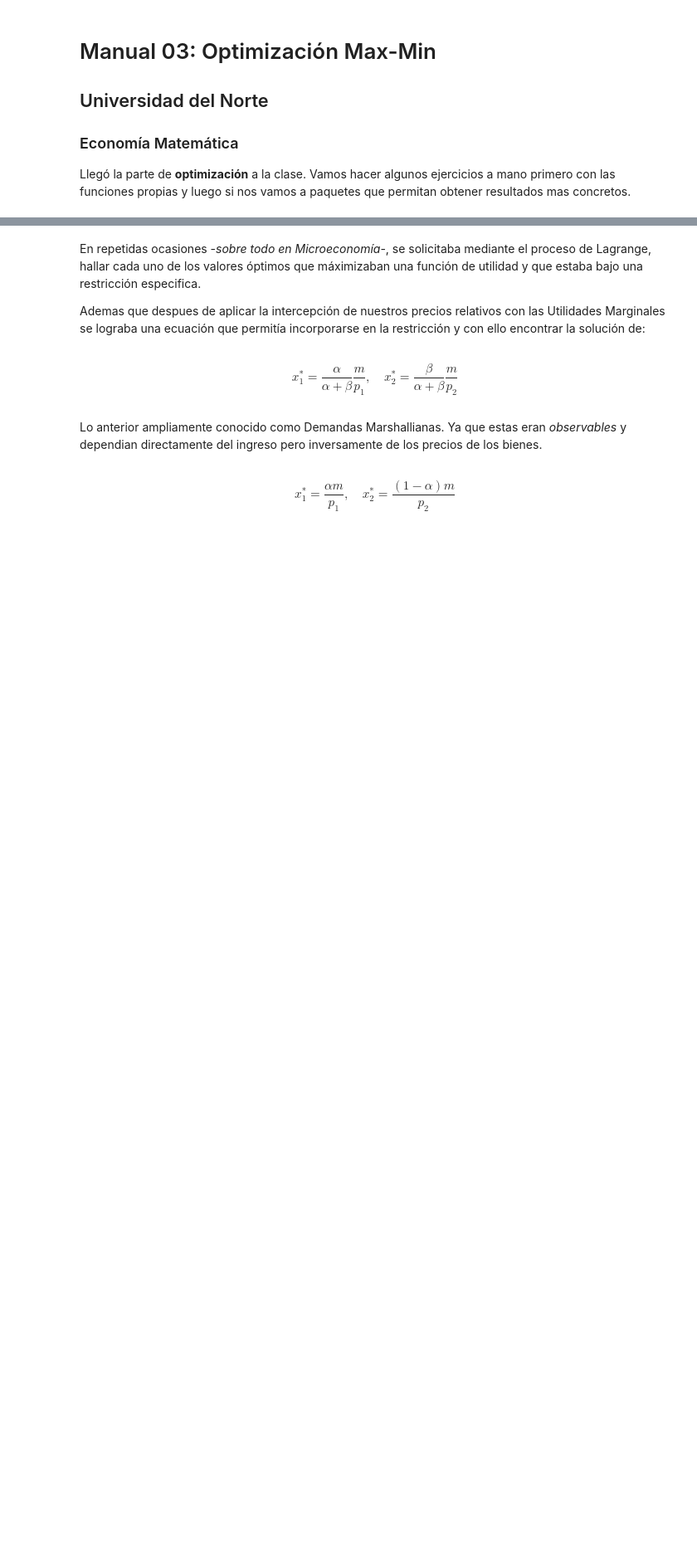
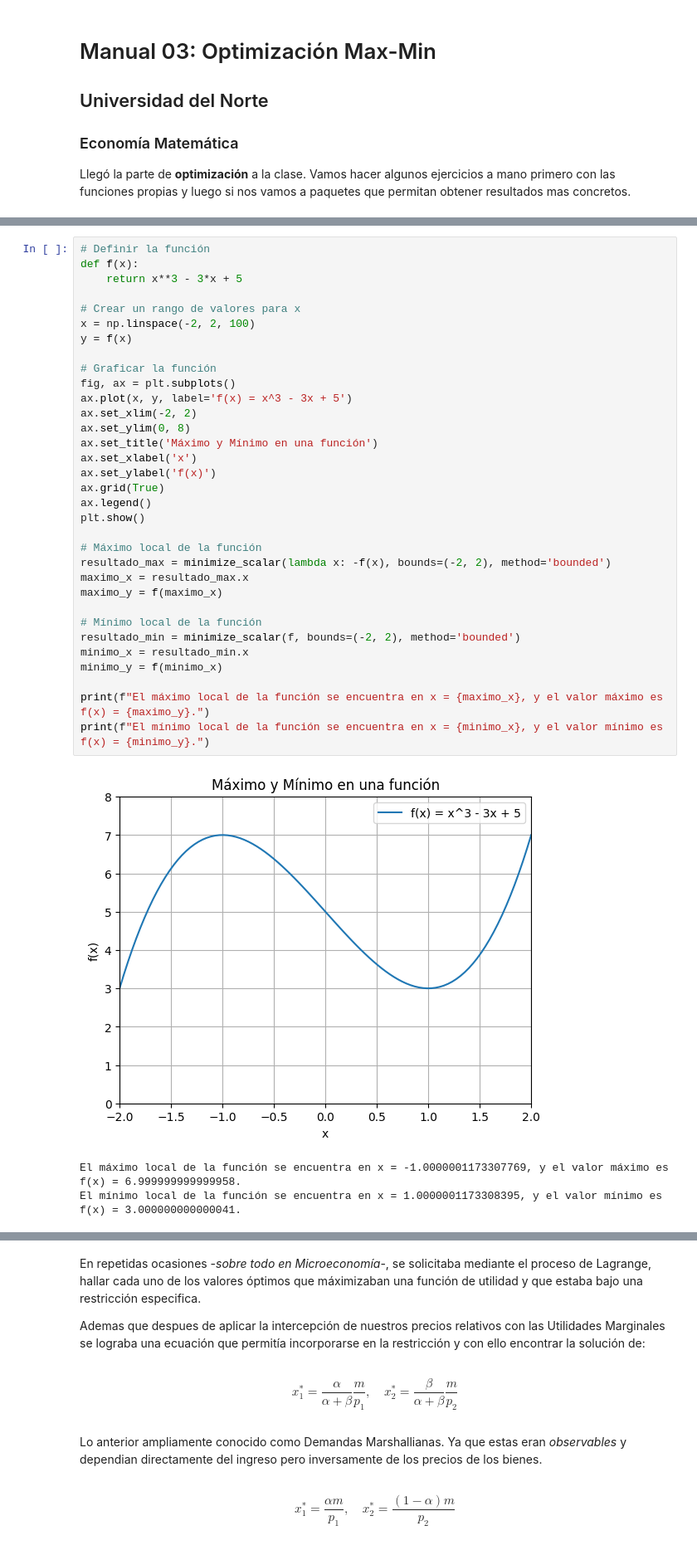
Before and after one commit to keynes37/Ecomat, a Jupyter notebook: Opera3.ipynb, the cells around one changed output, grey strips where cells are left out. Shown: that part at 83% size. Cells and saved outputs as stored; diff of their text form; blank space fills up the shorter version.

```diff
--- a/Opera3.ipynb
+++ b/Opera3.ipynb
@@ -6 +41,38 @@ Llegó la parte de **optimización** a la clase. Vamos hacer algunos ejercicios
+# %%
+# Definir la función
+def f(x):
+    return x**3 - 3*x + 5
+
+# Crear un rango de valores para x
+x = np.linspace(-2, 2, 100)
+y = f(x)
+
+# Graficar la función
+fig, ax = plt.subplots()
+ax.plot(x, y, label='f(x) = x^3 - 3x + 5')
+ax.set_xlim(-2, 2)
+ax.set_ylim(0, 8)
+ax.set_title('Máximo y Mínimo en una función')
+ax.set_xlabel('x')
+ax.set_ylabel('f(x)')
+ax.grid(True)
+ax.legend()
+plt.show()
+
+# Máximo local de la función
+resultado_max = minimize_scalar(lambda x: -f(x), bounds=(-2, 2), method='bounded')
+maximo_x = resultado_max.x
+maximo_y = f(maximo_x)
+
+# Mínimo local de la función
+resultado_min = minimize_scalar(f, bounds=(-2, 2), method='bounded')
+minimo_x = resultado_min.x
+minimo_y = f(minimo_x)
+
+print(f"El máximo local de la función se encuentra en x = {maximo_x}, y el valor máximo es f(x) = {maximo_y}.")
+print(f"El mínimo local de la función se encuentra en x = {minimo_x}, y el valor mínimo es f(x) = {minimo_y}.")
+# %% [output]
+[figure, added]
+El máximo local de la función se encuentra en x = -1.0000001173307769, y el valor máximo es f(x) = 6.999999999999958.
+El mínimo local de la función se encuentra en x = 1.0000001173308395, y el valor mínimo es f(x) = 3.000000000000041.
 # %% [markdown]
```
Also changed, not shown: parts of 17 cells of this notebook, 6 other files.
